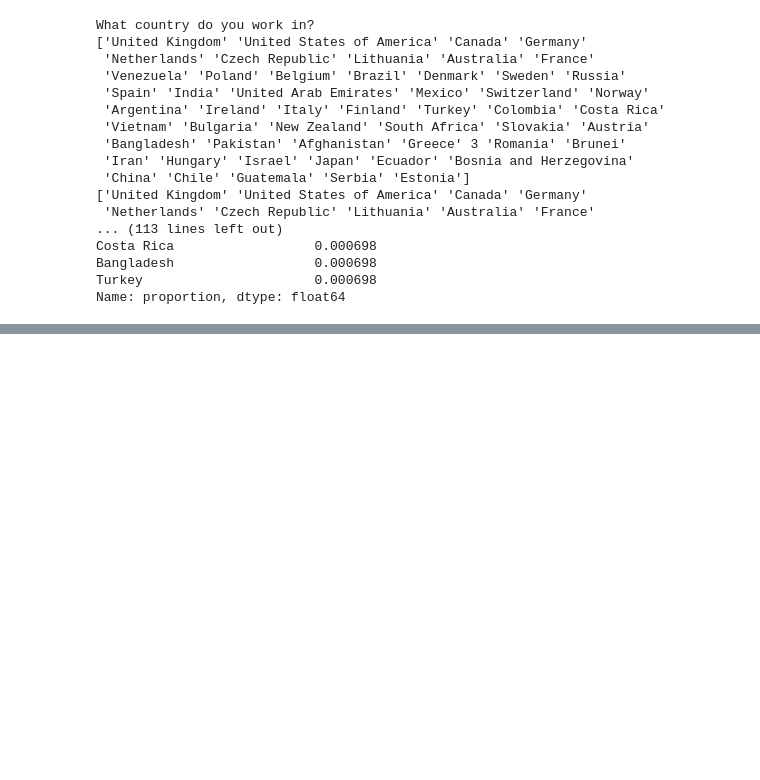
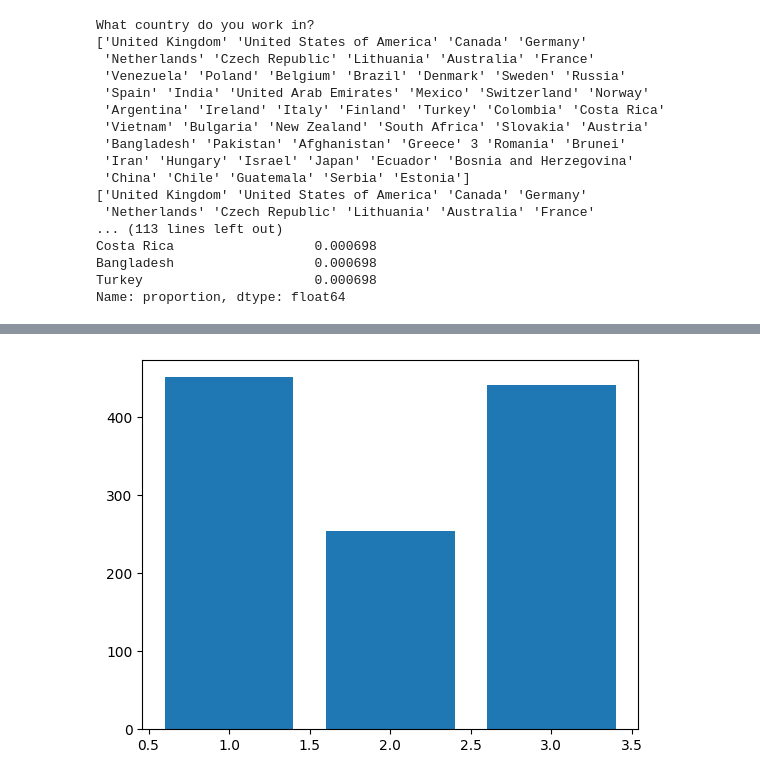
Before and after one commit to petz15/DS4ORG_unibe, a Jupyter notebook: 2016_analysis_peterb.ipynb, the cells around one changed output, grey strips where cells are left out. Drawn from its saved outputs; the diff is of its cells as text; code cells hidden in the pictures; blank space fills up the shorter version.

```diff
--- a/2016_analysis_peterb.ipynb
+++ b/2016_analysis_peterb.ipynb
@@ -1037,0 +1089,12 @@ print(results.summary())
+# %%
+import matplotlib.pyplot as plt
+
+df_2016_plot = df_2016_reg \
+    .groupby('Do you currently have a mental health disorder?') \
+    ['What is your age?'].count() \
+    .reset_index()
+
+plt.bar(df_2016_plot['Do you currently have a mental health disorder?'], height = df_2016_plot['What is your age?'])
+plt.show()
+# %% [output]
+[figure, added]
```
Also changed, not shown: parts of 4 cells of this notebook, 1 other file.
